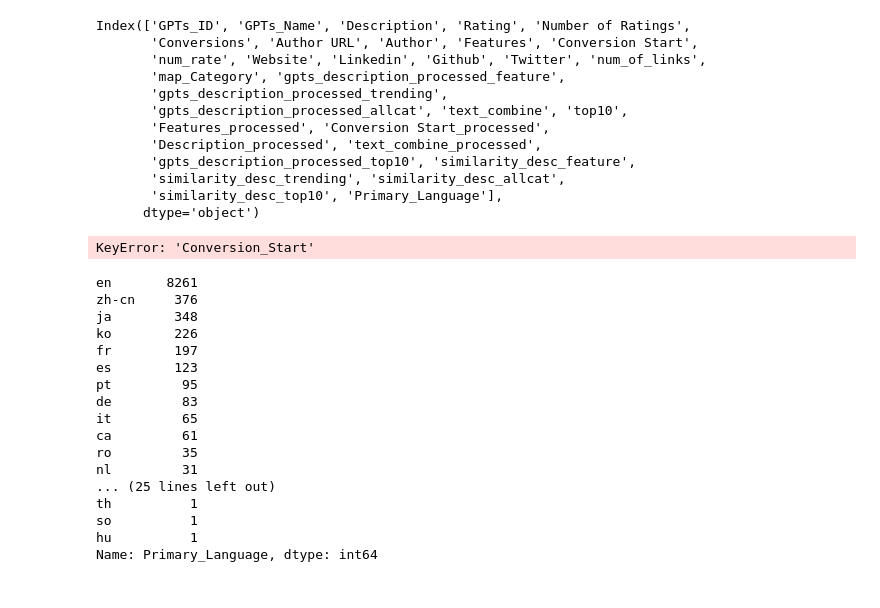
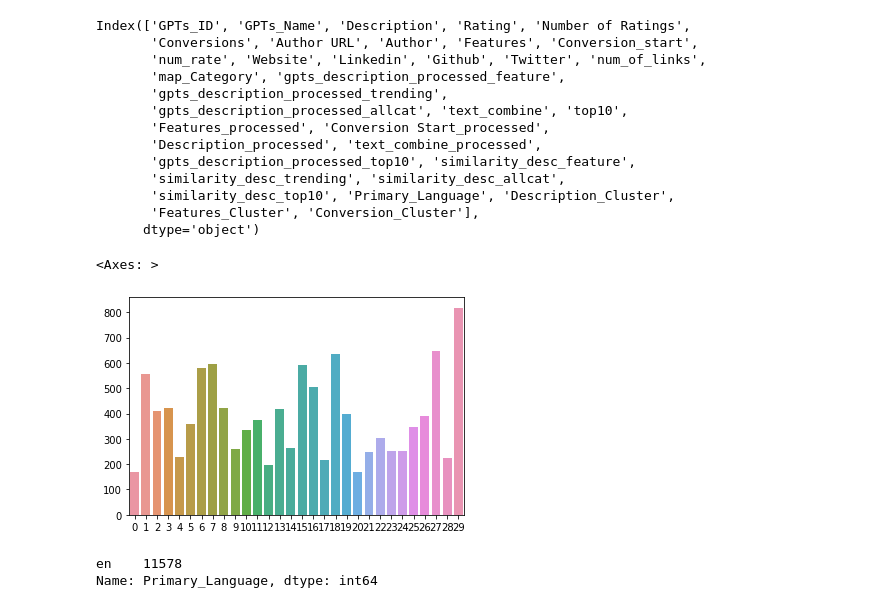
Before and after one commit to GrandJune/OptimalDistinct, a Jupyter notebook: Cluster/code/Results.ipynb, the cells around one changed output. Drawn from its saved outputs; the diff is of its cells as text; code cells hidden in the pictures.

Commit message:
add data

```diff
--- a/Cluster/code/Results.ipynb
+++ b/Cluster/code/Results.ipynb
@@ -4,12 +4,12 @@ import pickle
 import numpy as np
 import pandas as pd
 # %%
-text_file = r"E:\Python_Workplace\OptimalDistinct\Cluster\data\sbert_similarity_results_allcat_with_language.csv"
+text_file = r"E:\GPT\code_3\sbert_similarity_results_allcat_with_language_with_cluster.csv"
 df = pd.read_csv(text_file)
 df.columns
 # %% [output]
 Index(['GPTs_ID', 'GPTs_Name', 'Description', 'Rating', 'Number of Ratings',
-       'Conversions', 'Author URL', 'Author', 'Features', 'Conversion Start',
+       'Conversions', 'Author URL', 'Author', 'Features', 'Conversion_start',
        'num_rate', 'Website', 'Linkedin', 'Github', 'Twitter', 'num_of_links',
        'map_Category', 'gpts_description_processed_feature',
        'gpts_description_processed_trending',
@@ -18,33 +18,19 @@ Index(['GPTs_ID', 'GPTs_Name', 'Description', 'Rating', 'Number of Ratings',
        'Description_processed', 'text_combine_processed',
        'gpts_description_processed_top10', 'similarity_desc_feature',
        'similarity_desc_trending', 'similarity_desc_allcat',
-       'similarity_desc_top10', 'Primary_Language'],
+       'similarity_desc_top10', 'Primary_Language', 'Description_Cluster',
+       'Features_Cluster', 'Conversion_Cluster'],
       dtype='object')
 # %%
-df["Conversion_Start"]
+category_counts = df["Description_Cluster"].value_counts()
+import seaborn as sns
+sns.barplot(x=category_counts.index, y=category_counts.values)
 # %% [output]
-KeyError: 'Conversion_Start'
+<Axes: >
+[figure, added]
 # %%
-text_file = r".\data\Detail_99_CleanData_0507_with_language.csv"
-df = pd.read_csv(text_file)
-# df.columns
 language_summary = df['Primary_Language'].value_counts()
 print(language_summary)
 # %% [output]
-en       8261
-zh-cn     376
-ja        348
-ko        226
-fr        197
-es        123
-pt         95
-de         83
-it         65
-ca         61
-ro         35
-nl         31
-... (25 lines left out)
-th          1
-so          1
-hu          1
+en    11578
 Name: Primary_Language, dtype: int64
```
Also changed, not shown: parts of 3 cells of this notebook, 3 other files.
